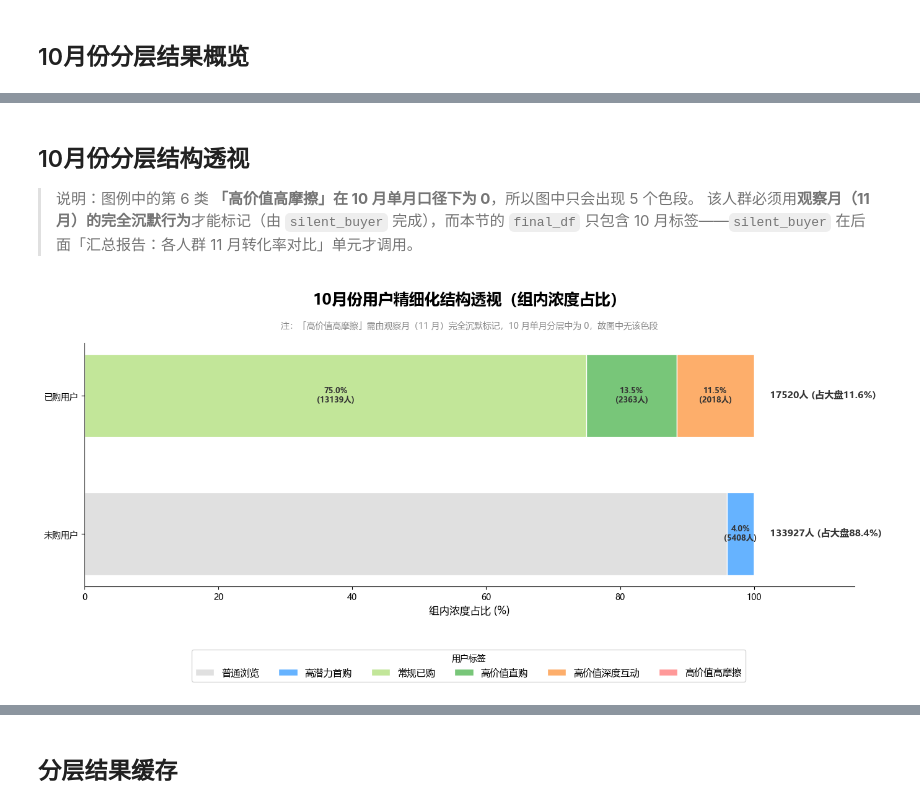
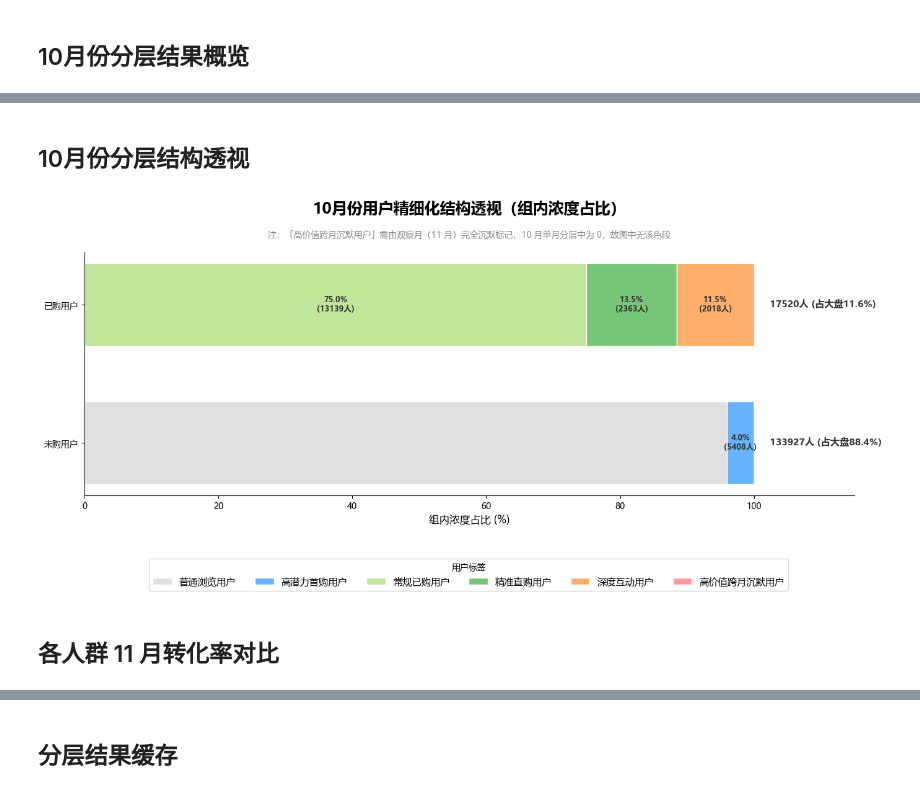
Before and after one commit to DX39069043/ecommerce-user-behavior-segmentation, a Jupyter notebook: main.ipynb, the cells around one changed output, grey strips where cells are left out. Cells and saved outputs as stored; diff of their text form; code cells hidden in the pictures.

```diff
--- a/main.ipynb
+++ b/main.ipynb
@@ -467,7 +469,7 @@ grouped = final_df.groupby('User_Segment', as_index=False).agg(
     用户数=('user_id', 'size'),
     平均消费=('Total_Spending', 'mean'),
     平均购买频次=('Purchase_Frequency', 'mean'),
-    平均探索度=('Exploration', 'mean'),
+    平均活跃度=('Activity', 'mean'),
     平均摩擦力=('Friction', 'mean')
 )
 
@@ -525,9 +527,5 @@ plt.show()
 # %% [markdown]
 ## 10月份分层结构透视
-
-> 说明：图例中的第 6 类 **「高价值高摩擦」在 10 月单月口径下为 0**，所以图中只会出现 5 个色段。
-> 该人群必须用**观察月（11 月）的完全沉默行为**才能标记（由 `silent_buyer` 完成），而本节的
-> `final_df` 只包含 10 月标签——`silent_buyer` 在后面「汇总报告：各人群 11 月转化率对比」单元才调用。
 # %%
 def plot_strategic_segments_matrix_100pct(df):
     """
@@ -549,32 +547,38 @@ def plot_strategic_segments_matrix_100pct(df):
     """
 
     # 1. 标签归纳映射
-    # 把细分的 User_Segment 标签归纳成适合展示的六大类图例
+    # 把细分的 User_Segment 标签归纳成适合展示的六大类（取值统一用全称，
+    # 与其它图表、正文里的标签名保持一致）
     def categorize_for_plot(label):
         """把一个用户的精细化标签归并到用于绘图的六大类之一。"""
-        if '高摩擦' in label:
-            return '高价值高摩擦'
+        # 跨月沉默：需观察月沉默行为才能标记，10 月单月分层下不会出现
+        if '跨月沉默' in label:
+            return '高价值跨月沉默用户'
         elif '深度互动' in label:
-            return '高价值深度互动'
+            return '深度互动用户'
         elif '直购' in label:
-            return '高价值直购'
+            return '精准直购用户'
         elif '常规' in label:
-            return '常规已购'
+            return '常规已购用户'
         elif '高潜力' in label:
-            return '高潜力首购'
+            return '高潜力首购用户'
         else:
-            return '普通浏览'
+            return '普通浏览用户'
 
+    # 标签来源：若传入表已被 silent_buyer 标记过，就用展示用的 Final_Segment（每位用户一个互斥标签），
+    # 否则退回基期 User_Segment（该口径下不会出现“高价值跨月沉默用户”这一类）
+    label_col = 'Final_Segment' if 'Final_Segment' in df.columns else 'User_Segment'
     # 新增一列 Plot_Category：对每个用户做标签归并（会就地修改传入的 df）
-    df['Plot_Category'] = df['User_Segment'].apply(categorize_for_plot)
+    df['Plot_Category'] = df[label_col].apply(categorize_for_plot)
 
     # 2. 交叉表：基础分层（行） × 精细化人群（列），格子值为人数
     plot_data = pd.crosstab(df['Base_Segment'], df['Plot_Category'])
 
-    # 规定图例列的展示顺序（普通浏览 → 高潜力首购 → … → 高价值高摩擦）
-    plot_cols = ['普通浏览', '高潜力首购', '常规已购', '高价值直购', '高价值深度互动', '高价值高摩擦']
+    # 规定图例列的展示顺序（普通浏览 → 高潜力首购 → … → 高价值跨月沉默用户）
+    plot_cols = ['普通浏览用户', '高潜力首购用户', '常规已购用户',
+                 '精准直购用户', '深度互动用户', '高价值跨月沉默用户']
     # 若某个人群在数据里完全不存在，则补一列全 0，保证列顺序与图例一致
-    # （10 月口径下「高价值高摩擦」就是这种情形：它要等观察月沉默标记，见本节下方的图中注释）
+    # （10 月口径下「高价值跨月沉默用户」就是这种情形：它要等观察月沉默标记，见本节下方的图中注释）
     for col in plot_cols:
         if col not in plot_data.columns:
             plot_data[col] = 0
@@ -597,12 +601,12 @@ def plot_strategic_segments_matrix_100pct(df):
 
     # 六大人群各自固定的配色
     colors = {
-        '普通浏览': '#e0e0e0',
-        '高潜力首购': '#66b3ff',
-        '常规已购': '#c2e699',
-        '高价值直购': '#78c679',
-        '高价值深度互动': '#fdae6b',
-        '高价值高摩擦': '#ff9999'
+        '普通浏览用户': '#e0e0e0',
+        '高潜力首购用户': '#66b3ff',
+        '常规已购用户': '#c2e699',
+        '精准直购用户': '#78c679',
+        '深度互动用户': '#fdae6b',
+        '高价值跨月沉默用户': '#ff9999'
     }
 
     # 每根条的左侧起始位置：按百分比从 0.0 开始逐段累加
@@ -617,8 +621,8 @@ def plot_strategic_segments_matrix_100pct(df):
         ax.barh(plot_data.index, pct_values, left=left_pos,
                 label=category, color=colors[category], edgecolor='white', height=0.6)
 
-        # 灰色"普通浏览"段不写字，其余段内部标注占比与人数
-        if category != '普通浏览':
+        # 灰色"普通浏览用户"段不写字，其余段内部标注占比与人数
+        if category != '普通浏览用户':
             for i, val in enumerate(values):
                 if val > 0:
                     pct = pct_values.iloc[i]                   # 该段占比
@@ -635,33 +639,35 @@ def plot_strategic_segments_matrix_100pct(df):
         total_bar = row.sum()                              # 该层总人数
         pct_total = (total_bar / total_users) * 100         # 该层占大盘比例
         ax.text(102, i, f' {int(total_bar)}人 (占大盘{pct_total:.1f}%)',
                 ha='left', va='center', color='#333333', fontsize=11, fontweight='bold')
 
     # 5. 装饰：坐标范围 / 标题 / 图例 / 边框
     ax.set_xlim(0, 115)
     # 标题带「10月份」前缀：本图用的是 10 月单月分层表；
     # pad 加大到 45，给下面那行「第 6 类为何为 0」的注释留出空间
     plt.title('10月份用户精细化结构透视（组内浓度占比）', fontsize=18, pad=45, fontweight='bold')
-    # 说明第 6 类「高价值高摩擦」为何是 0：它需要观察月（11 月）的完全沉默行为才能标记，
+    # 说明第 6 类「高价值跨月沉默用户」为何是 0：它需要观察月（11 月）的完全沉默行为才能标记，
     # 而 10 月单月分层时 silent_buyer 还没被调用 → 该人群尚未生成
     ax.text(0.5, 1.05,
-            '注：「高价值高摩擦」需由观察月（11 月）完全沉默标记，10 月单月分层中为 0，故图中无该色段',
+            '注：「高价值跨月沉默用户」需由观察月（11 月）完全沉默标记，10 月单月分层中为 0，故图中无该色段',
             transform=ax.transAxes, ha='center', va='bottom', fontsize=10, color='#888888')
     plt.xlabel('组内浓度占比 (%)', fontsize=12)
     plt.ylabel('', fontsize=12)
     # 图例改挂到整张画布的最底部（fig.legend，单位是画布坐标）。
     # 原来的 plt.legend(bbox_to_anchor=(0.5, -0.08)) 是把图例挂在坐标区外面，
     # tight_layout 不会为它留空间 → 图例框会压住 xlabel「组内浓度占比 (%)」；
     # 现在改用 rect 在画布底部显式留出 16% 的空间放图例，两者不再重叠。
     handles, labels = ax.get_legend_handles_labels()
     fig.legend(handles, labels, title='用户标签', loc='lower center',
                bbox_to_anchor=(0.5, 0.012), ncol=6, fontsize=11)
     ax.spines['top'].set_visible(False)
     ax.spines['right'].set_visible(False)
     fig.tight_layout(rect=(0, 0.16, 1, 1))
     plt.show()
 
 # 调用 100% 堆叠图函数：透视最终分层表的结构
 plot_strategic_segments_matrix_100pct(final_df)
 # %% [output]
-[figure, old version]
+[figure, new version]
+# %% [markdown]
+## 各人群 11 月转化率对比
```
Also changed, not shown: parts of 27 cells of this notebook, 8 other files.
